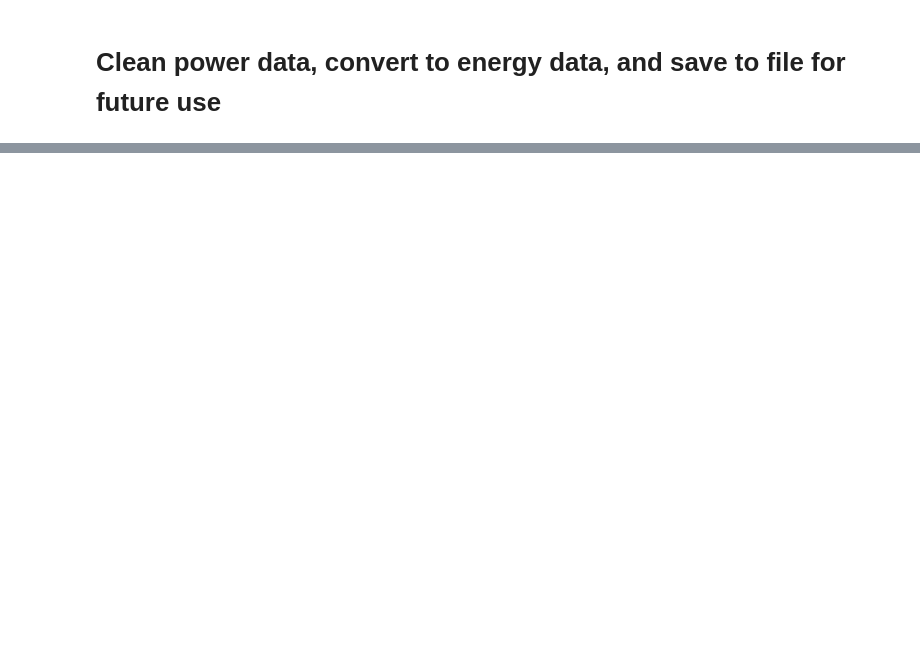
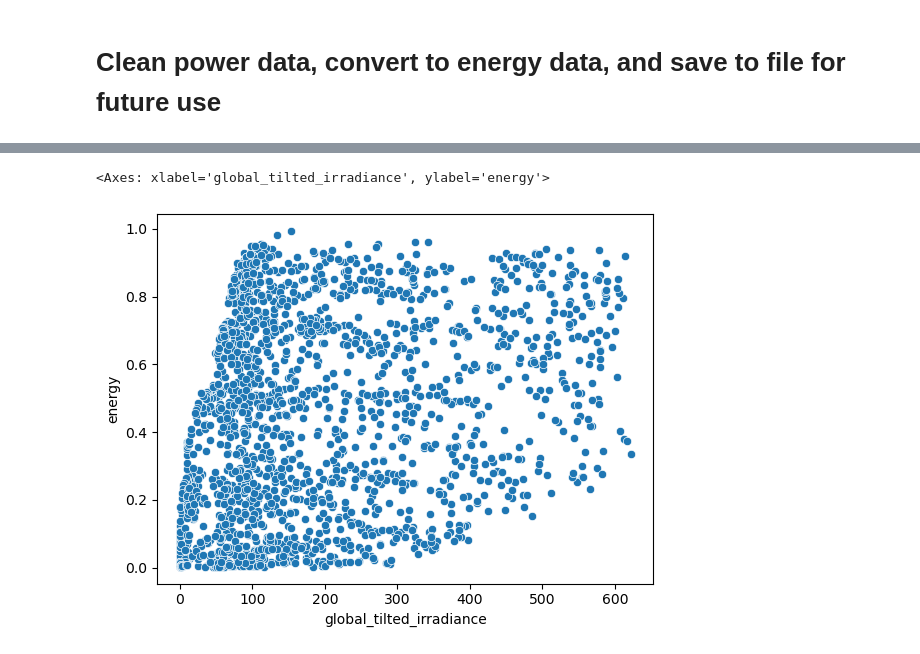
Before and after one commit to Erdos-Projects/predicting-day-ahead-solar-power-production, a Jupyter notebook: notebooks/eda/RS/power_to_energy_save.ipynb, the cells around one changed output, grey strips where cells are left out. Saved outputs shown, nothing was run; the diff lists cells and outputs as text; code cells hidden in the pictures; blank space fills up the shorter version.

```diff
--- a/notebooks/eda/RS/power_to_energy_save.ipynb
+++ b/notebooks/eda/RS/power_to_energy_save.ipynb
@@ -84,0 +38,3 @@ make_energy.good_days_df
+# %%
+system_id = '4'
+check_prerun = PreRun(system_id, write_to_path, None, systems_cleaned)
@@ -84,0 +106,3 @@ make_energy.good_days_df
+# %%
+check_prerun.add_weather_features_only()
+check_prerun.amended_data.head(10)
@@ -84,0 +141,7 @@ make_energy.good_days_df
+# %%
+# plot energy vs irradiance
+import seaborn as sns
+sns.scatterplot(data=check_prerun.amended_data.iloc[1:2000], x='global_tilted_irradiance', y='energy')
+# %% [output]
+<Axes: xlabel='global_tilted_irradiance', ylabel='energy'>
+[figure, added]
```
Also changed, not shown: parts of 16 cells of this notebook, 3 other files.
